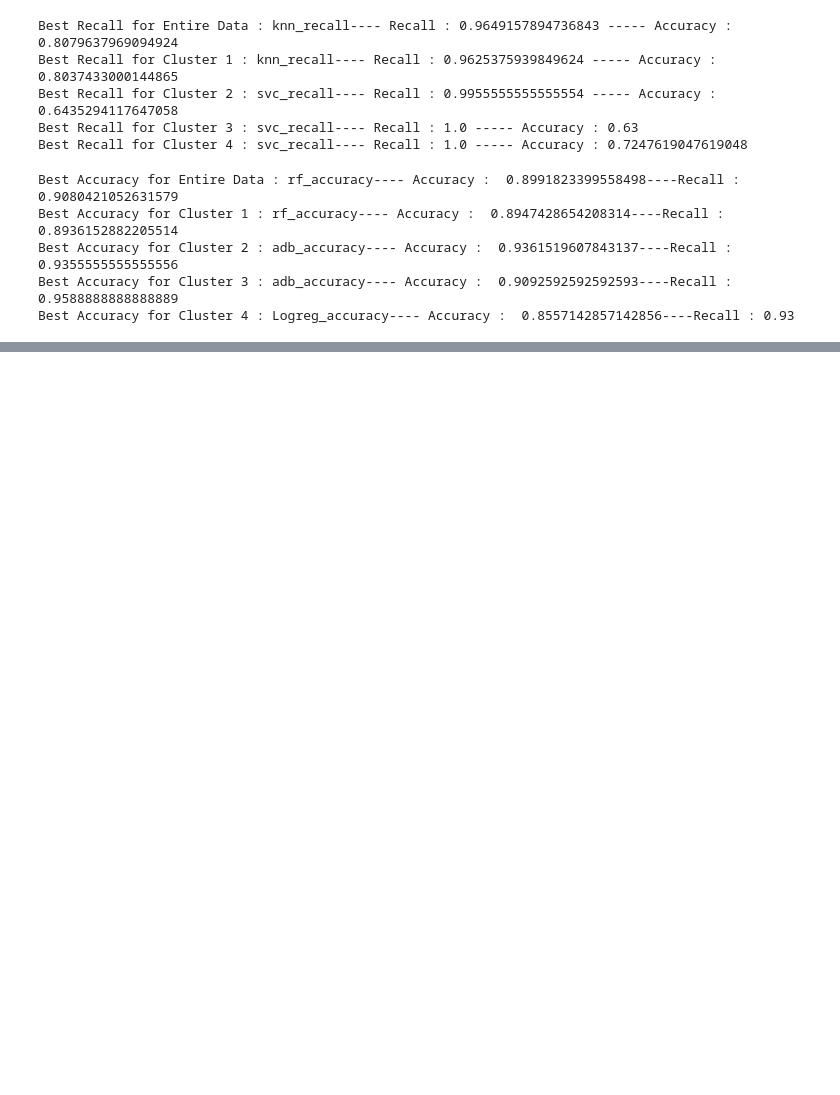
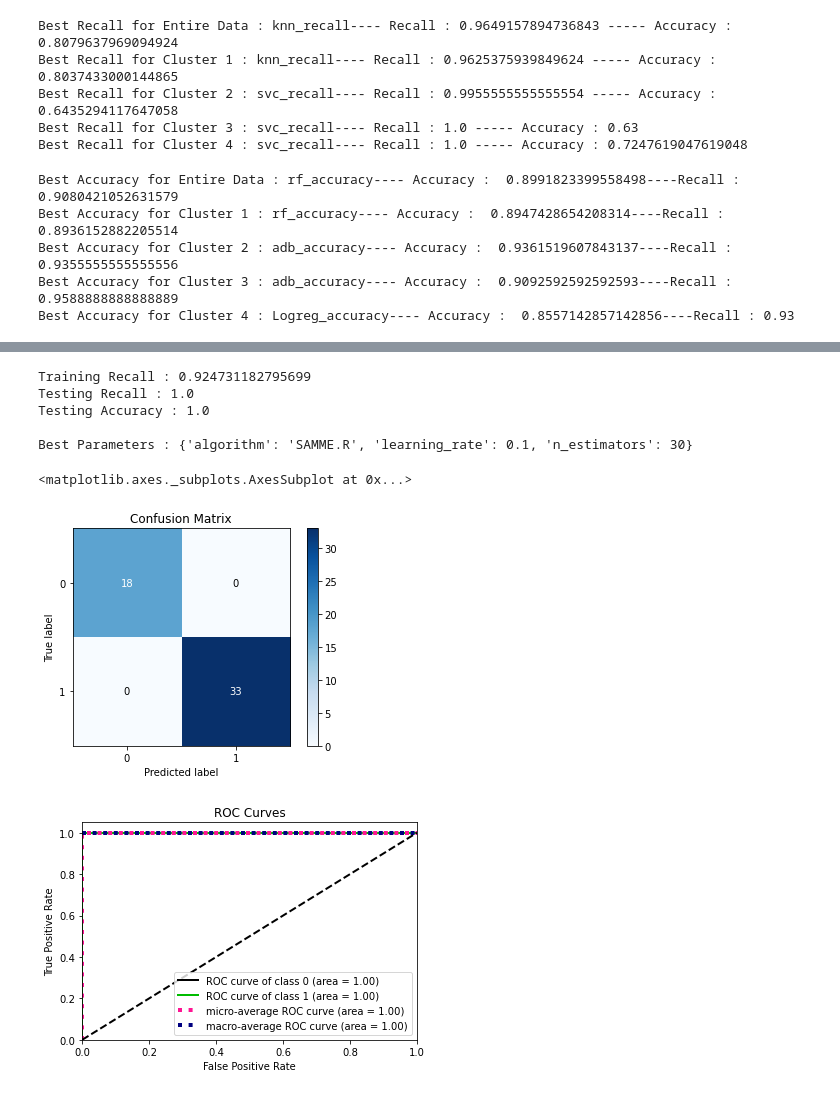
Before and after one commit to Shashank-Sundi/NOTEBOOKS, a Jupyter notebook: INSURANCE-CLAIM-FRAUD.ipynb, the cells around one changed output, grey strips where cells are left out. Cells and saved outputs as stored; diff of their text form; code cells hidden in the pictures; blank space fills up the shorter version.

```diff
--- a/INSURANCE-CLAIM-FRAUD.ipynb
+++ b/INSURANCE-CLAIM-FRAUD.ipynb
@@ -1217,0 +1273,33 @@ Best Accuracy for Cluster 4 : Logreg_accuracy---- Accuracy :  0.8557142857142856
+# %%
+# MODEL-CLUSTER 2 - ADABOOST
+
+from sklearn.metrics import recall_score , accuracy_score
+
+X=data_c2.drop(['fraud_reported'],axis=1)
+y=data_c2.fraud_reported
+X_train,X_test,y_train,y_test=train_test_split(X,np.ravel(y),test_size=0.3,random_state=2)
+
+grid_param={'n_estimators':[30,50,70,90,100], 'learning_rate':[0.001,0.01,0.1,0.3], 'algorithm':["SAMME.R"]}
+
+grid_search=GridSearchCV(estimator=AdaBoostClassifier(base_estimator=DecisionTreeClassifier(max_depth=10,min_samples_leaf=15)),scoring=['recall','accuracy'] ,cv=3,refit='recall',param_grid=grid_param,n_jobs=-1)
+grid_search.fit(X,y)
+
+y_pred=grid_search.predict(X_test)
+y_proba=grid_search.predict_proba(X_test)
+
+print(f"Training Recall : {grid_search.best_score_}")
+print(f"Testing Recall : {recall_score(y_test,y_pred)}")
+print(f"Testing Accuracy : {accuracy_score(y_test,y_pred)}")
+print(f"\nBest Parameters : {grid_search.best_params_}")
+
+plot_confusion_matrix(y_test,y_pred)
+plot_roc(y_test,y_proba)
+# %% [output]
+Training Recall : 0.924731182795699
+Testing Recall : 1.0
+Testing Accuracy : 1.0
+
+Best Parameters : {'algorithm': 'SAMME.R', 'learning_rate': 0.1, 'n_estimators': 30}
+<matplotlib.axes._subplots.AxesSubplot at 0x...>
+[figure, added]
+[figure, added]
```
Also changed, not shown: parts of 19 cells of this notebook.
